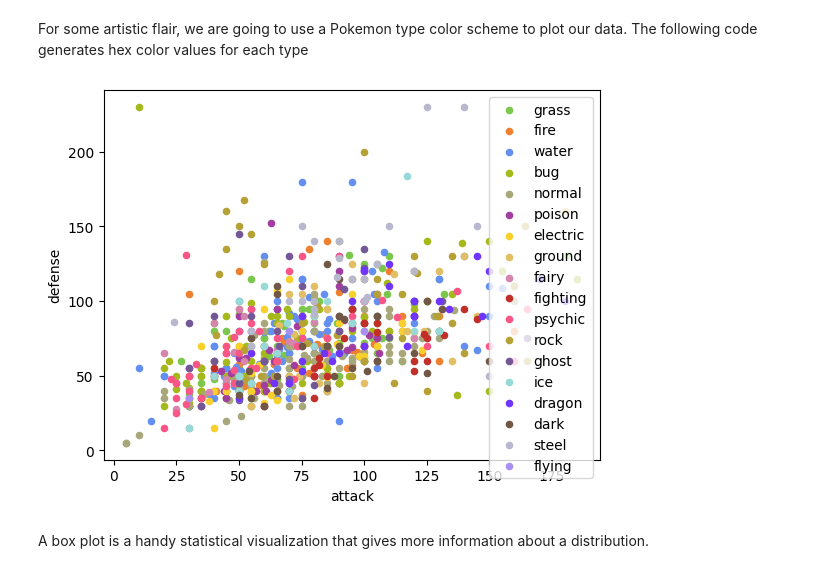
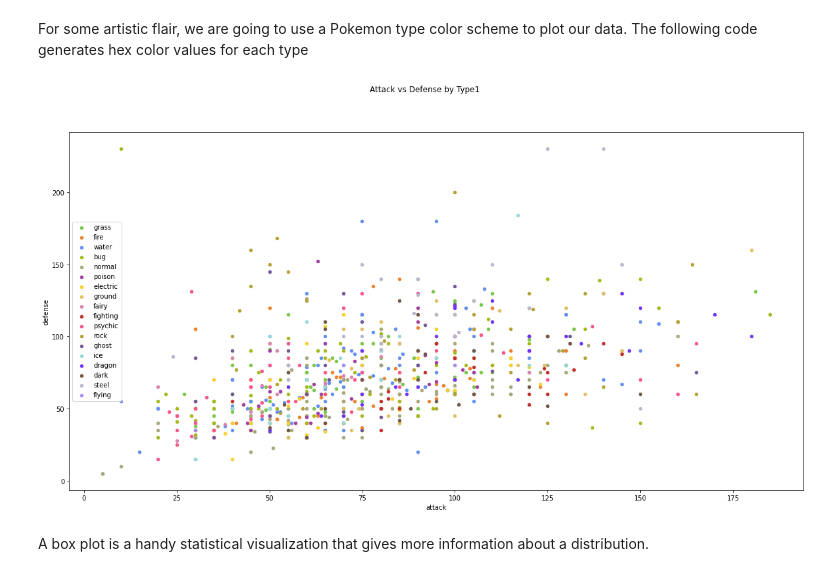
Before and after one commit to iancwm/python_crash_course, a Jupyter notebook: Session 8 - Advanced Topics - pandas.ipynb, the cells around one changed output. Saved outputs shown, nothing was run; the diff lists cells and outputs as text; code cells hidden in the pictures.

```diff
--- a/Session 8 - Advanced Topics - pandas.ipynb
+++ b/Session 8 - Advanced Topics - pandas.ipynb
@@ -14,7 +14,7 @@ Then, you can run `DataFrame.describe()` to generate statistical summaries of th
 import pandas as pd
 from matplotlib import pyplot as plt
 # %%
-pokemon = 'data/pokemon.csv'
+pokemon = 'pokemon/pokemon.csv'
 df = pd.read_csv(pokemon)
 df.info()
 # %% [output]
@@ -518,9 +528,13 @@ color_dict={i[0].lower():"#"+i[1] for i in my_string}
 # %%
 fig,ax=plt.subplots()
 for type in pd.unique(df['type1']):
     df.query(f"type1=='{type}'").plot(kind='scatter',x='attack',y='defense',label=type,color=color_dict[type],ax=ax)
+
+fig.set_size_inches(20,10)
+fig.suptitle("Attack vs Defense by Type1")
+fig.show()
 # %% [output]
-[figure, old version]
+[figure, new version]
 # %% [markdown]
 A box plot is a handy statistical visualization that gives more information about a distribution.
 # %%
```
Also changed, not shown: parts of 7 cells of this notebook, 4 other files.
